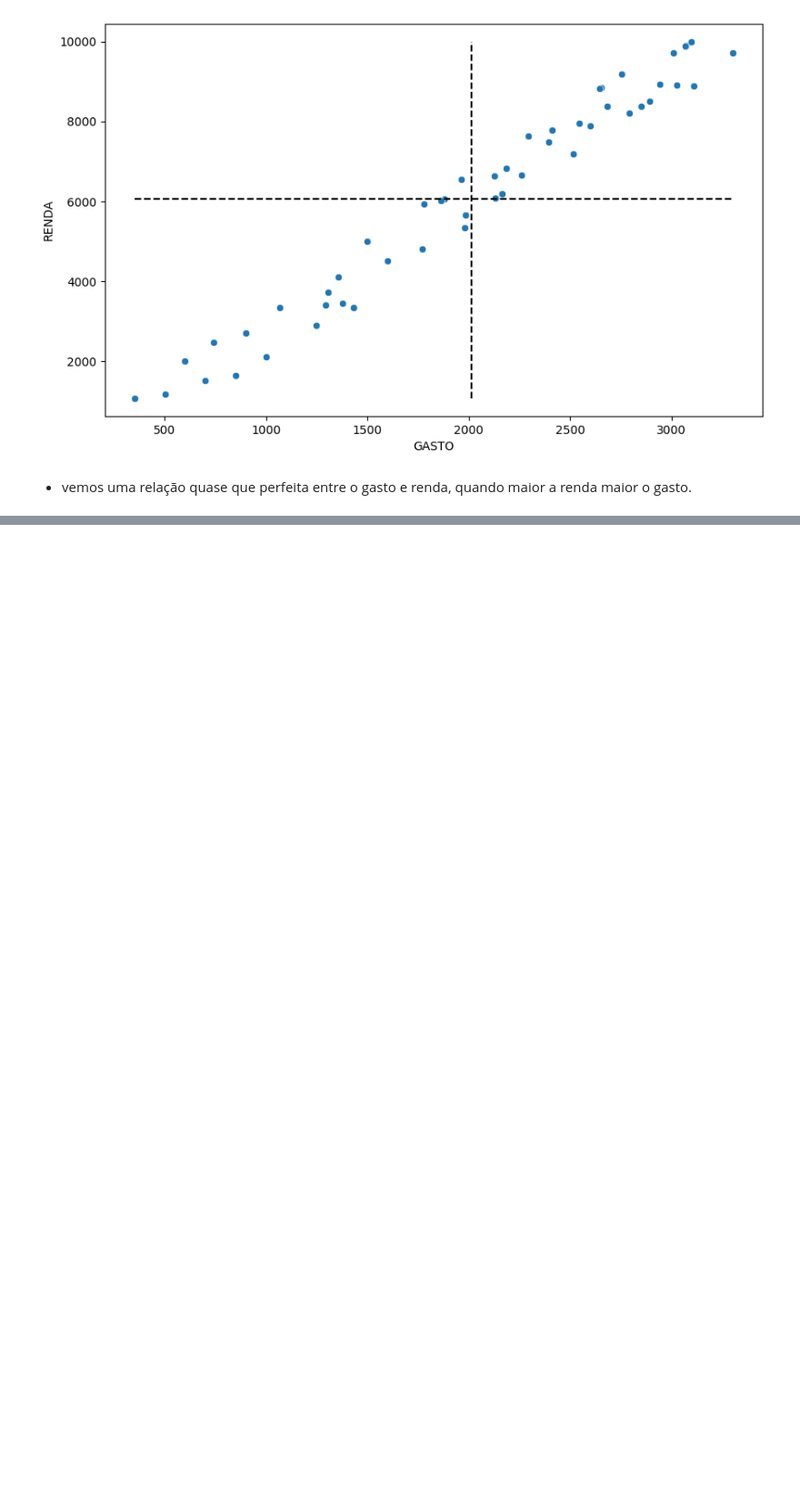
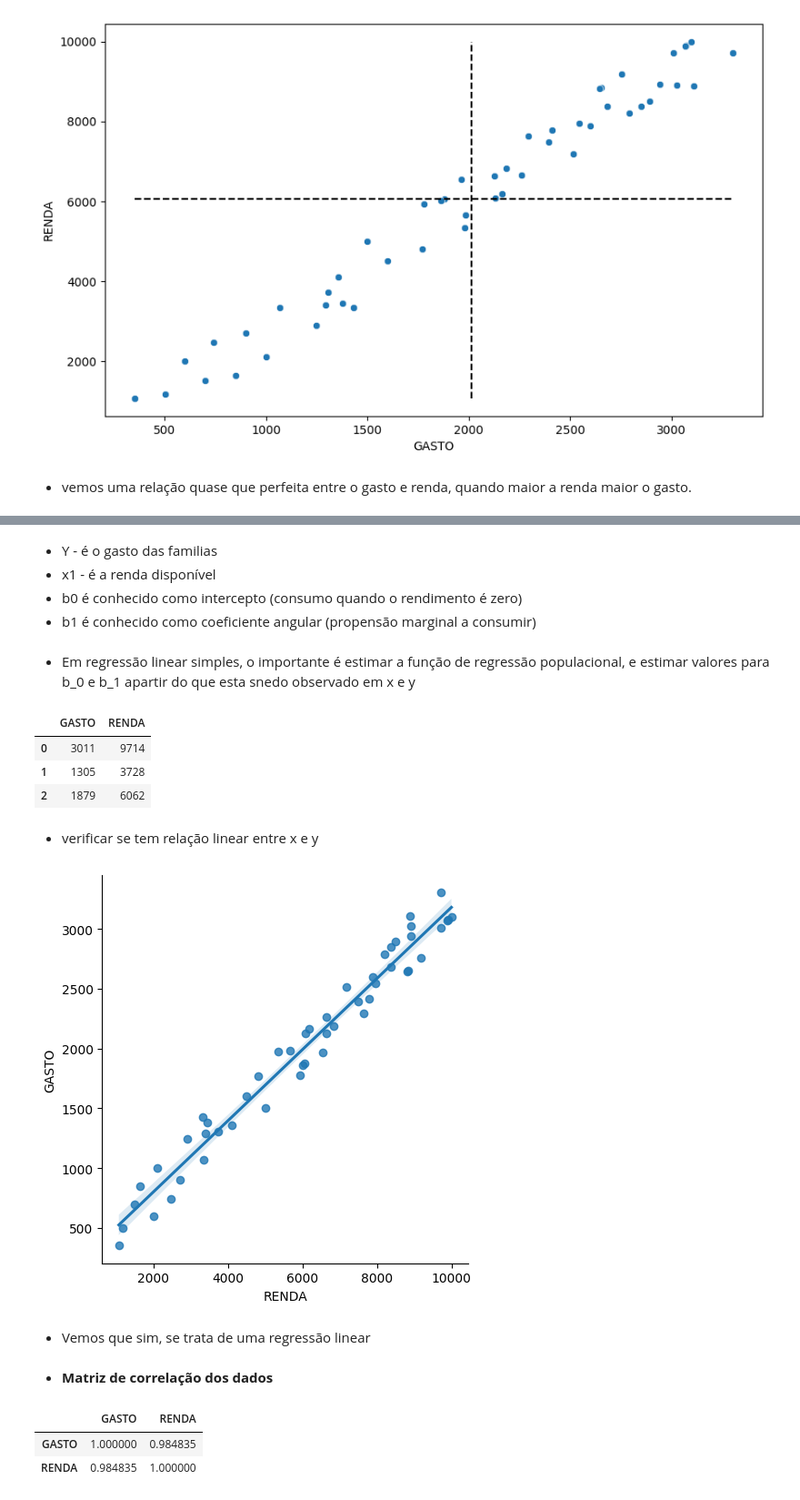
Before and after one commit to JonasSouza871/Machine-Learning-Statistics-Studies, a Jupyter notebook: Correlação_e_Regressão.ipynb, the cells around one changed output, grey strips where cells are left out. Shown at 91% size. Saved outputs shown, nothing was run; the diff lists cells and outputs as text; code cells hidden in the pictures; blank space fills up the shorter version.

```diff
--- a/Correlação_e_Regressão.ipynb
+++ b/Correlação_e_Regressão.ipynb
@@ -458,0 +486,36 @@ ax.vlines(x = x.mean(), ymin = y.min(), ymax = y.max(), colors='black', linestyl
+# %% [markdown]
+- Y - é o gasto das familias
+- x1 - é a renda disponível
+- b0 é conhecido como intercepto (consumo quando o rendimento é zero)
+- b1 é conhecido como coeficiente angular (propensão marginal a consumir)
+# %% [markdown]
+ - Em regressão linear simples, o importante é estimar a função de regressão populacional, e estimar valores para b_0 e b_1 apartir do que esta snedo observado em x e y
+# %%
+dataset = {
+    'GASTO': [3011, 1305, 1879, 2654, 2849, 1068, 2892, 2543, 3074, 849, 2184, 2943, 1357, 2755, 2163, 3099, 1600, 353, 1778, 740, 2129, 3302, 2412, 2683, 2515, 2395, 2292, 1000, 600, 1864, 3027, 1978, 2791, 1982, 900, 1964, 1247, 3067, 700, 1500, 3110, 2644, 1378, 2601, 501, 1292, 2125, 1431, 2260, 1770],
+    'RENDA': [9714, 3728, 6062, 8845, 8378, 3338, 8507, 7947, 9915, 1632, 6825, 8918, 4100, 9184, 6180, 9997, 4500, 1069, 5925, 2466, 6083, 9712, 7780, 8383, 7185, 7483, 7640, 2100, 2000, 6012, 8902, 5345, 8210, 5662, 2700, 6546, 2900, 9894, 1500, 5000, 8885, 8813, 3446, 7881, 1164, 3401, 6641, 3329, 6648, 4800]
+}
+# %%
+dataset = pd.DataFrame(dataset)
+dataset.head(3)
+# %% [output]
+|  | GASTO | RENDA |
+| 0 | 3011 | 9714 |
+| 1 | 1305 | 3728 |
+| 2 | 1879 | 6062 |
+# %% [markdown]
+- verificar se tem relação linear entre x e y
+# %%
+ax = sns.lmplot(x = "RENDA",  y= "GASTO", data = dataset)
+# %% [output]
+[figure, added]
+# %% [markdown]
+- Vemos que sim, se trata de uma regressão linear
+# %% [markdown]
+- **Matriz de correlação dos dados**
+# %%
+dataset.corr()
+# %% [output]
+|  | GASTO | RENDA |
+| GASTO | 1.000000 | 0.984835 |
+| RENDA | 0.984835 | 1.000000 |
```
Also changed, not shown: parts of 89 cells of this notebook.
